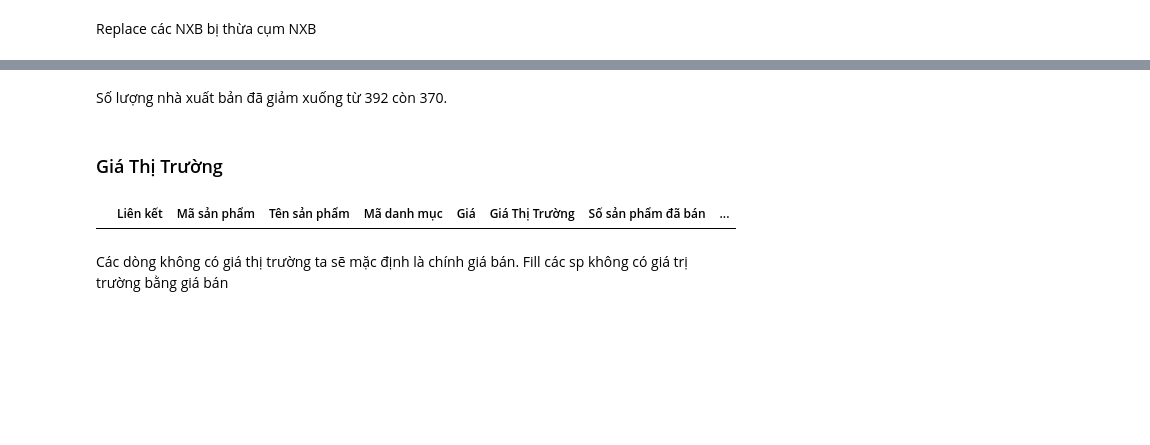
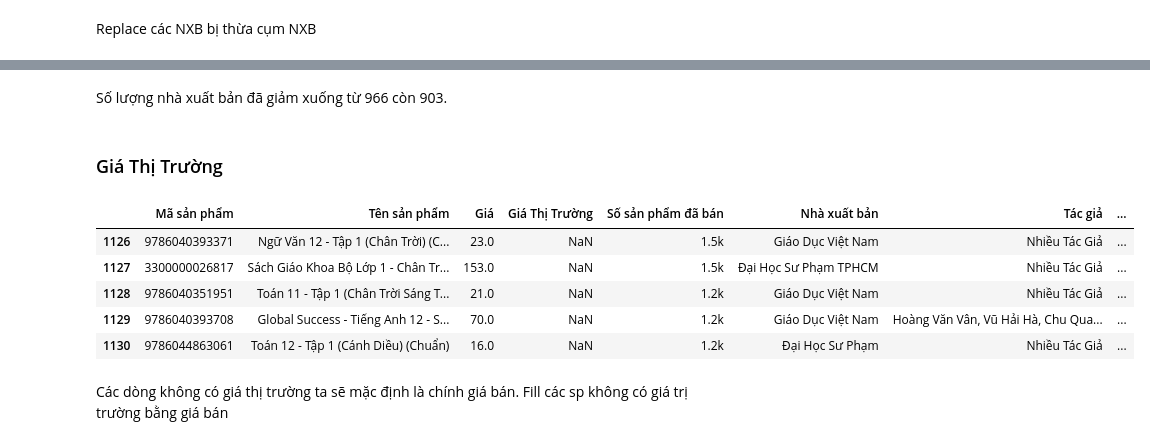
Before and after one commit to dien9907/Fahasa_Selenium, a Jupyter notebook: cleaning.ipynb, the cells around one changed output, grey strips where cells are left out. Cells and saved outputs as stored; diff of their text form; code cells hidden in the pictures; blank space fills up the shorter version.

```diff
--- a/cleaning.ipynb
+++ b/cleaning.ipynb
@@ -72,5 +96,6 @@ products[products['Tác giả'].isnull()]
 ### Mã sản phẩm
 # %%
 # Kiểm tra các record không có mã sản phẩm
-products[products['Mã sản phẩm'].isna()]
+non_id_products =products['Mã sản phẩm'].isna()
+products[products['Mã sản phẩm'].isna()].sample(10)
 # %% [output]
@@ -77,0 +115,2 @@ products[products['Mã sản phẩm'].isna()]
+# %%
+products.drop(products[non_id_products].index, inplace=True)
@@ -119,14 +164,19 @@ Name: count, Length: 370, dtype: int64
 # %% [markdown]
-Số lượng nhà xuất bản đã giảm xuống từ 392 còn 370.
+Số lượng nhà xuất bản đã giảm xuống từ 966 còn 903.
 # %% [markdown]
 ### Giá Thị Trường
 # %%
 #Kiểm tra các record không có giá
 # Gán index là các record có giá thị trường = 'Không có giá'
-non_old_price = products['Giá Thị Trường'] == 'Không có giá'
+non_old_price = products['Giá Thị Trường'].isna()
 products[non_old_price].head(5)
 # %% [output]
-|  | Liên kết | Mã sản phẩm | Tên sản phẩm | Mã danh mục | Giá | Giá Thị Trường | Số sản phẩm đã bán | ... |
+|  | Mã sản phẩm | Tên sản phẩm | Giá | Giá Thị Trường | Số sản phẩm đã bán | Nhà xuất bản | Tác giả | ... |
+| 1126 | 9786040393371 | Ngữ Văn 12 - Tập 1 (Chân Trời) (C... | 23.0 | NaN | 1.5k | Giáo Dục Việt Nam | Nhiều Tác Giả | ... |
+| 1127 | 3300000026817 | Sách Giáo Khoa Bộ Lớp 1 - Chân Tr... | 153.0 | NaN | 1.5k | Đại Học Sư Phạm TPHCM | Nhiều Tác Giả | ... |
+| 1128 | 9786040351951 | Toán 11 - Tập 1 (Chân Trời Sáng T... | 21.0 | NaN | 1.2k | Giáo Dục Việt Nam | Nhiều Tác Giả | ... |
+| 1129 | 9786040393708 | Global Success - Tiếng Anh 12 - S... | 70.0 | NaN | 1.2k | Giáo Dục Việt Nam | Hoàng Văn Vân, Vũ Hải Hà, Chu Qua... | ... |
+| 1130 | 9786044863061 | Toán 12 - Tập 1 (Cánh Diều) (Chuẩn) | 16.0 | NaN | 1.2k | Đại Học Sư Phạm | Nhiều Tác Giả | ... |
 # %% [markdown]
 Các dòng không có giá thị trường ta sẽ mặc định là chính giá bán.
 Fill các sp không có giá trị trường bằng giá bán
```
Also changed, not shown: parts of 42 cells of this notebook.
